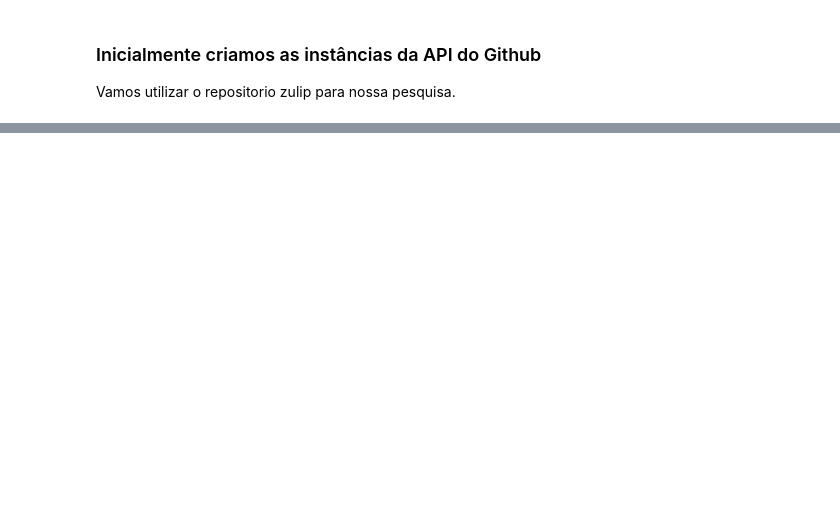
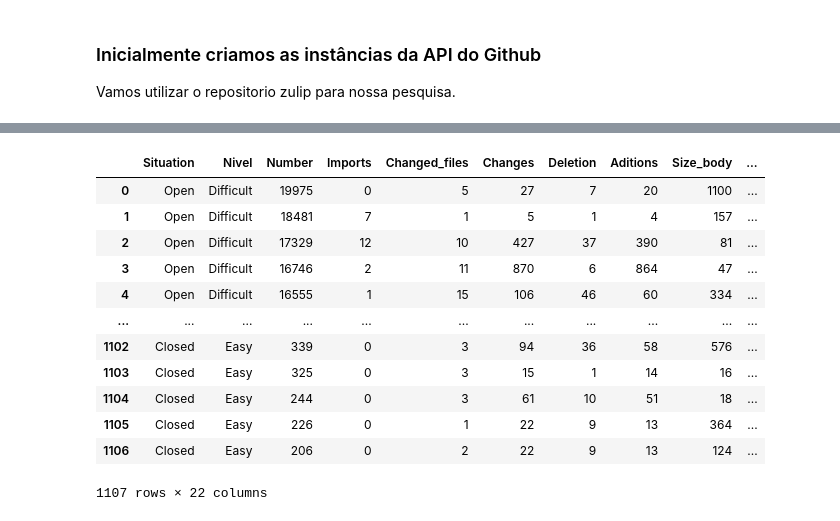
Before and after one commit to als-v/mineracaoRepositorioSoftware, a Jupyter notebook: mineracao.ipynb, the cells around one changed output, grey strips where cells are left out. Drawn from its saved outputs; the diff is of its cells as text; code cells hidden in the pictures; blank space fills up the shorter version.

```diff
--- a/mineracao.ipynb
+++ b/mineracao.ipynb
@@ -179,0 +218,24 @@ X = df.values
+# %%
+df = pd.read_csv('data/data.csv', sep=';')
+
+# # caso queira dividir em mais grupos pela situacao
+# df.loc[(df['Nivel'] == 'Difficult') & (df['Situation'] == 'Open'), 'Nivel'] = 'Difficult Open'
+# df.loc[(df['Nivel'] == 'Easy') & (df['Situation'] == 'Closed'), 'Nivel'] = 'Easy Closed'
+# df.loc[(df['Nivel'] == 'Difficult') & (df['Situation'] == 'Closed'), 'Nivel'] = 'Difficult Closed'
+# df.loc[(df['Nivel'] == 'Easy') & (df['Situation'] == 'Open'), 'Nivel'] = 'Easy Open'
+# df.drop(columns=['Situation'], inplace=True)
+df
+# %% [output]
+|  | Situation | Nivel | Number | Imports | Changed_files | Changes | Deletion | Aditions | Size_body | ... |
+| 0 | Open | Difficult | 19975 | 0 | 5 | 27 | 7 | 20 | 1100 | ... |
+| 1 | Open | Difficult | 18481 | 7 | 1 | 5 | 1 | 4 | 157 | ... |
+| 2 | Open | Difficult | 17329 | 12 | 10 | 427 | 37 | 390 | 81 | ... |
+| 3 | Open | Difficult | 16746 | 2 | 11 | 870 | 6 | 864 | 47 | ... |
+| 4 | Open | Difficult | 16555 | 1 | 15 | 106 | 46 | 60 | 334 | ... |
+| ... | ... | ... | ... | ... | ... | ... | ... | ... | ... | ... |
+| 1102 | Closed | Easy | 339 | 0 | 3 | 94 | 36 | 58 | 576 | ... |
+| 1103 | Closed | Easy | 325 | 0 | 3 | 15 | 1 | 14 | 16 | ... |
+| 1104 | Closed | Easy | 244 | 0 | 3 | 61 | 10 | 51 | 18 | ... |
+| 1105 | Closed | Easy | 226 | 0 | 1 | 22 | 9 | 13 | 364 | ... |
+| 1106 | Closed | Easy | 206 | 0 | 2 | 22 | 9 | 13 | 124 | ... |
+1107 rows × 22 columns
```
Also changed, not shown: parts of 16 cells of this notebook, 2 other files.
